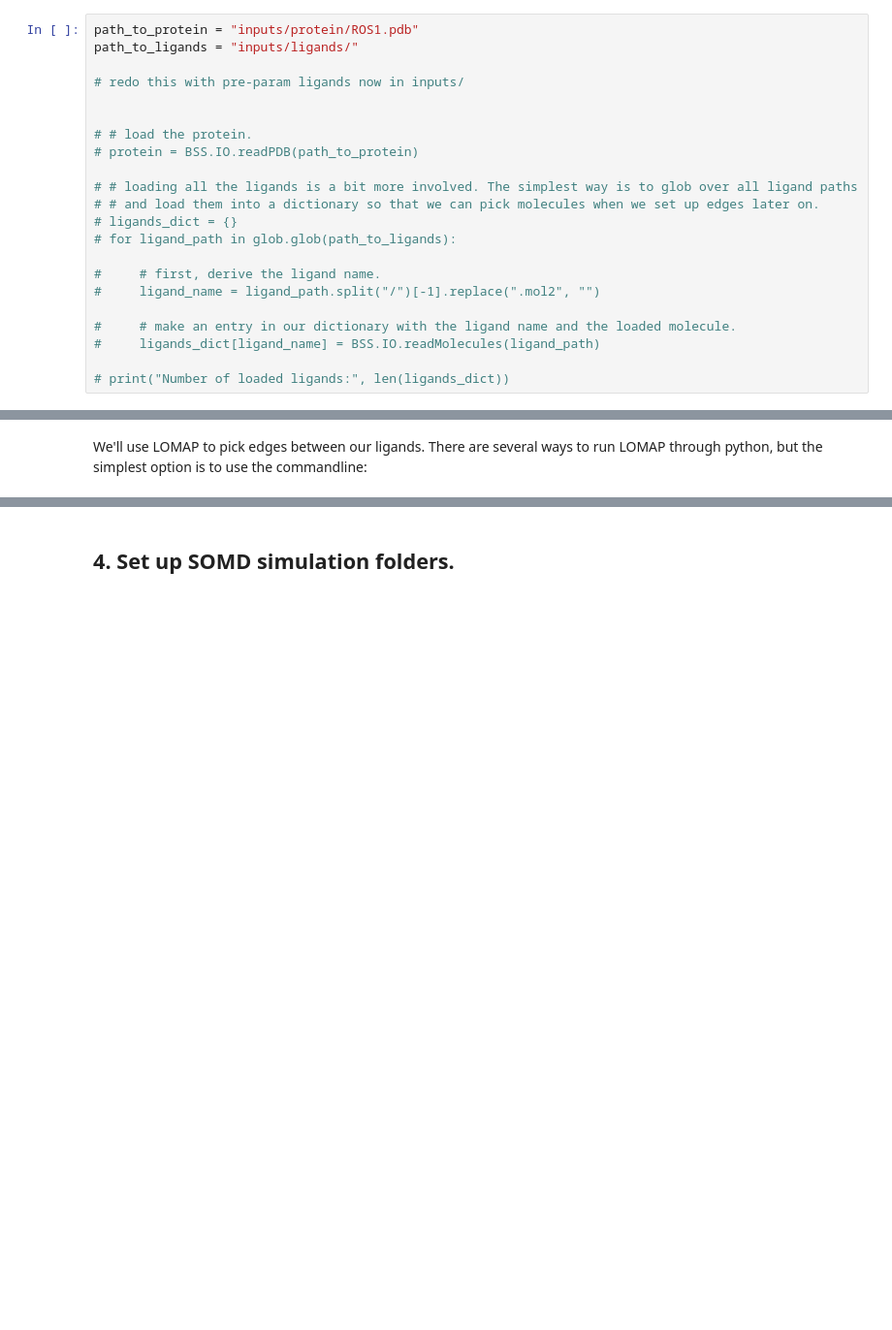
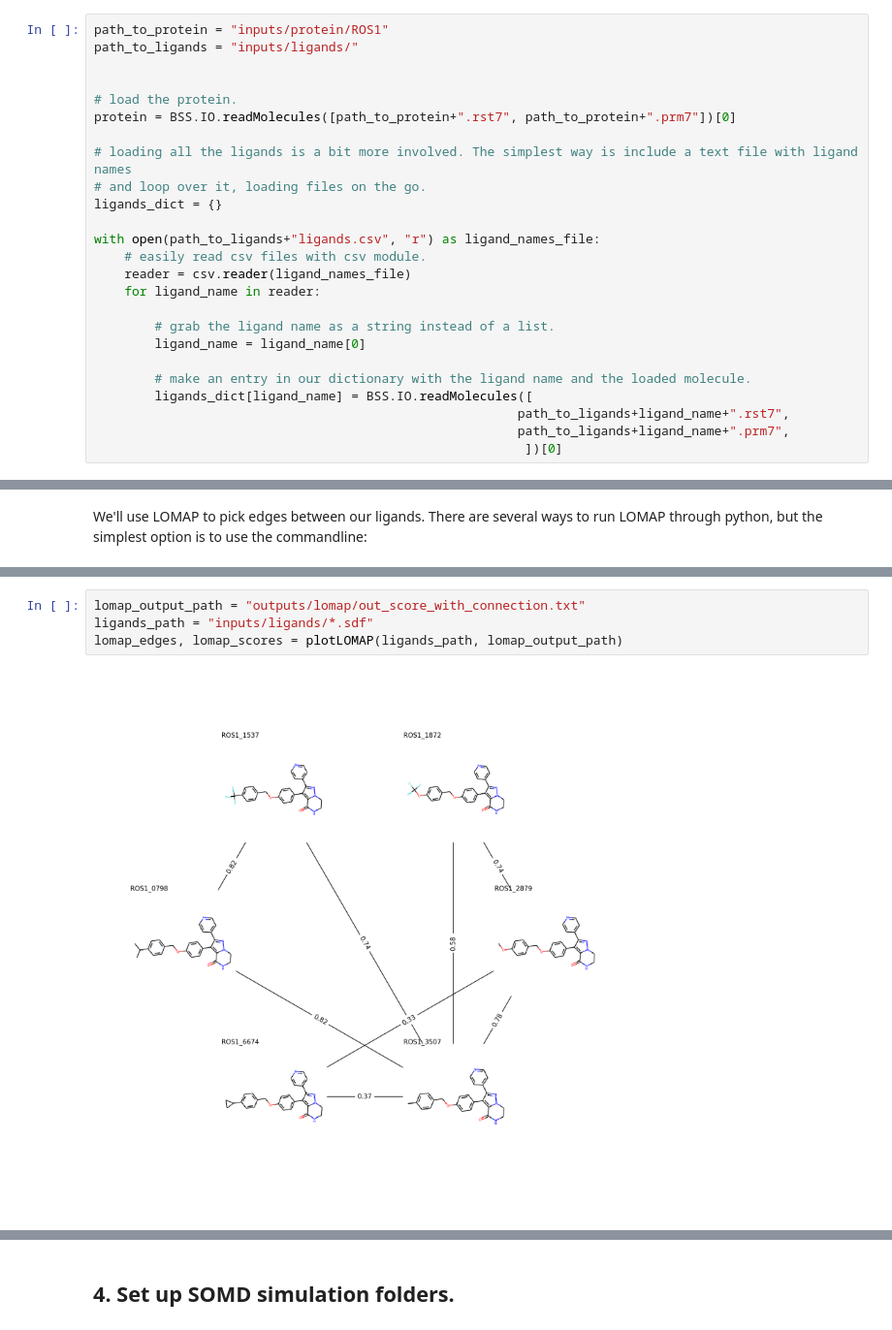
Before and after one commit to michellab/bss_fep_advanced_tut_bg, a Jupyter notebook: fep_workflow_ros1.ipynb, the cells around one changed output, grey strips where cells are left out. Shown: that part at 97% size. Drawn from its saved outputs; the diff is of its cells as text; blank space fills up the shorter version.

Commit message:
working notebook that plots lomap network with networkx

```diff
--- a/fep_workflow_ros1.ipynb
+++ b/fep_workflow_ros1.ipynb
@@ -13,24 +15,27 @@ BSS.__version__
 # %% [markdown]
 Loading ligands and protein structures can be done using BSS API.
 # %%
-path_to_protein = "inputs/protein/ROS1.pdb"
+path_to_protein = "inputs/protein/ROS1"
 path_to_ligands = "inputs/ligands/"
 
-# redo this with pre-param ligands now in inputs/
 
+# load the protein.
+protein = BSS.IO.readMolecules([path_to_protein+".rst7", path_to_protein+".prm7"])[0]
 
-# # load the protein.
-# protein = BSS.IO.readPDB(path_to_protein)
+# loading all the ligands is a bit more involved. The simplest way is include a text file with ligand names
+# and loop over it, loading files on the go.
+ligands_dict = {}
 
-# # loading all the ligands is a bit more involved. The simplest way is to glob over all ligand paths
-# # and load them into a dictionary so that we can pick molecules when we set up edges later on.
-# ligands_dict = {}
-# for ligand_path in glob.glob(path_to_ligands):
+with open(path_to_ligands+"ligands.csv", "r") as ligand_names_file:
+    # easily read csv files with csv module.
+    reader = csv.reader(ligand_names_file)
+    for ligand_name in reader:
 
-#     # first, derive the ligand name.
-#     ligand_name = ligand_path.split("/")[-1].replace(".mol2", "")
+        # grab the ligand name as a string instead of a list.
+        ligand_name = ligand_name[0]
 
-#     # make an entry in our dictionary with the ligand name and the loaded molecule.
-#     ligands_dict[ligand_name] = BSS.IO.readMolecules(ligand_path)
-
-# print("Number of loaded ligands:", len(ligands_dict))
+        # make an entry in our dictionary with the ligand name and the loaded molecule.
+        ligands_dict[ligand_name] = BSS.IO.readMolecules([
+                                                        path_to_ligands+ligand_name+".rst7",
+                                                        path_to_ligands+ligand_name+".prm7",
+                                                         ])[0]
@@ -55,0 +154,6 @@ Image(filename="outputs/lomap/out.png", width = 500)
+# %%
+lomap_output_path = "outputs/lomap/out_score_with_connection.txt"
+ligands_path = "inputs/ligands/*.sdf"
+lomap_edges, lomap_scores = plotLOMAP(ligands_path, lomap_output_path)
+# %% [output]
+[figure, added]
```
Also changed, not shown: parts of 13 cells of this notebook, 13 other files.
